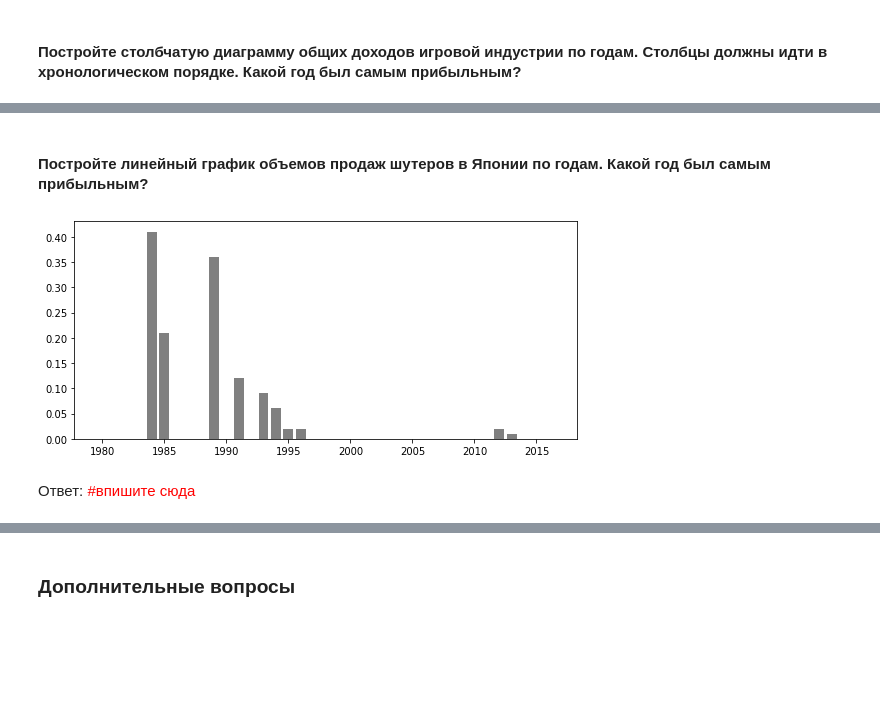
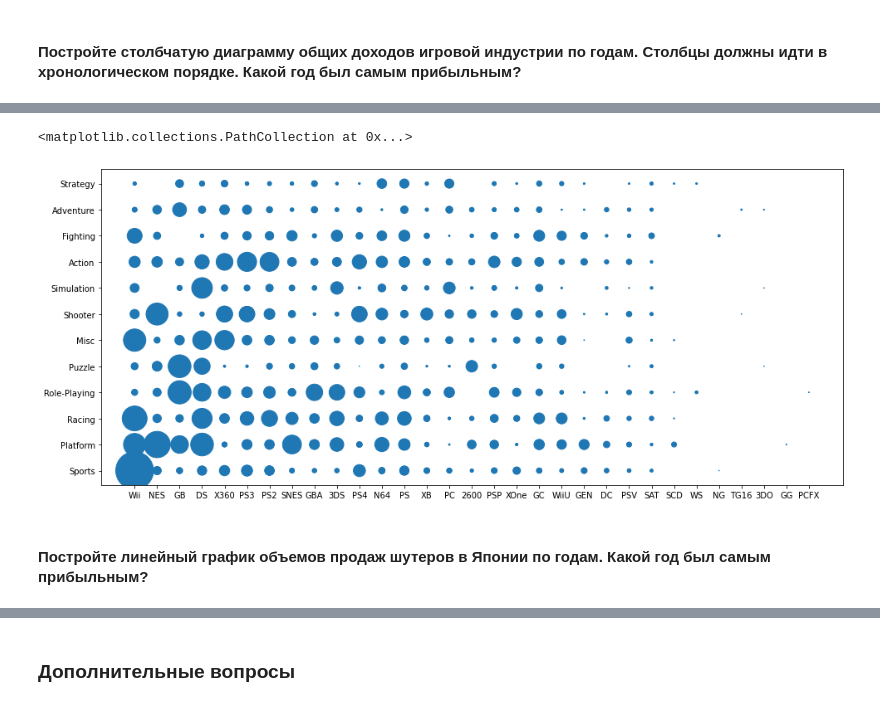
Before and after one commit to BubbleNeumann/University-tasks, a Jupyter notebook: sem3_Python_lab_3.ipynb, the cells around one changed output, grey strips where cells are left out. Saved outputs shown, nothing was run; the diff lists cells and outputs as text; code cells hidden in the pictures; blank space fills up the shorter version.

```diff
--- a/sem3_Python_lab_3.ipynb
+++ b/sem3_Python_lab_3.ipynb
@@ -222,18 +185,8 @@ plt.show()
+# %%
+fig, ax = plt.subplots(figsize=(16, 7))
+ax.scatter(df['Platform'], df['Genre'], s=df['Global_Sales'] * 25)
+# %% [output]
+<matplotlib.collections.PathCollection at 0x...>
+[figure, added]
 # %% [markdown]
 #### Постройте линейный график объемов продаж шутеров в Японии по годам. Какой год был самым прибыльным?
-# %%
-shooters_sales_Japan = {}
-for index, row in df.iterrows():
-    if row['Genre'] == 'Shooter':
-        shooters_sales_Japan[row['Year']] = shooters_sales_Japan.get(row['JP_Sales'], 0) + row['JP_Sales']
-
-shooters_sales_Japan =  dict(sorted(shooters_sales_Japan.items()))
-
-fig, ax = plt.subplots(figsize=(9,4))
-ax.bar(shooters_sales_Japan.keys(), shooters_sales_Japan.values(), color='gray')
-
-plt.show()
-# %% [output]
-[figure, removed]
-# %% [markdown]
-Ответ: <span style="color:red">#впишите сюда</span>
```
Also changed, not shown: parts of 30 cells of this notebook.
